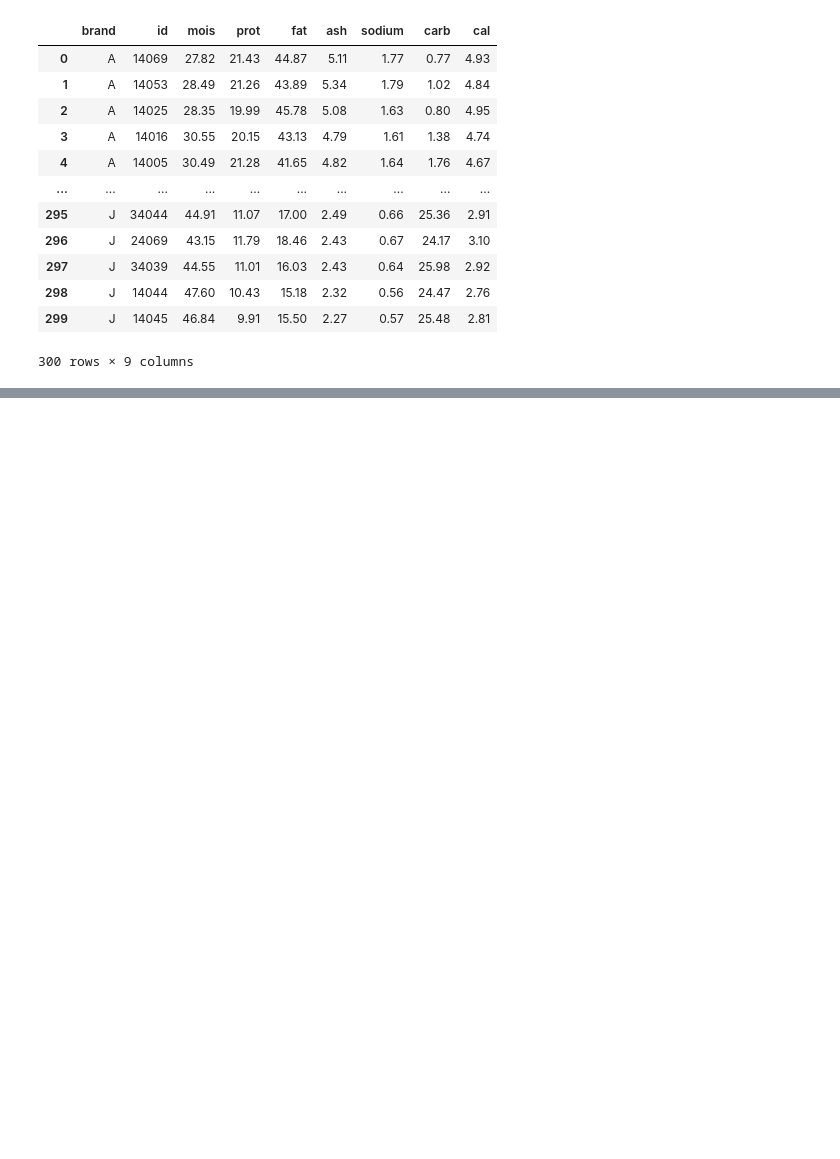
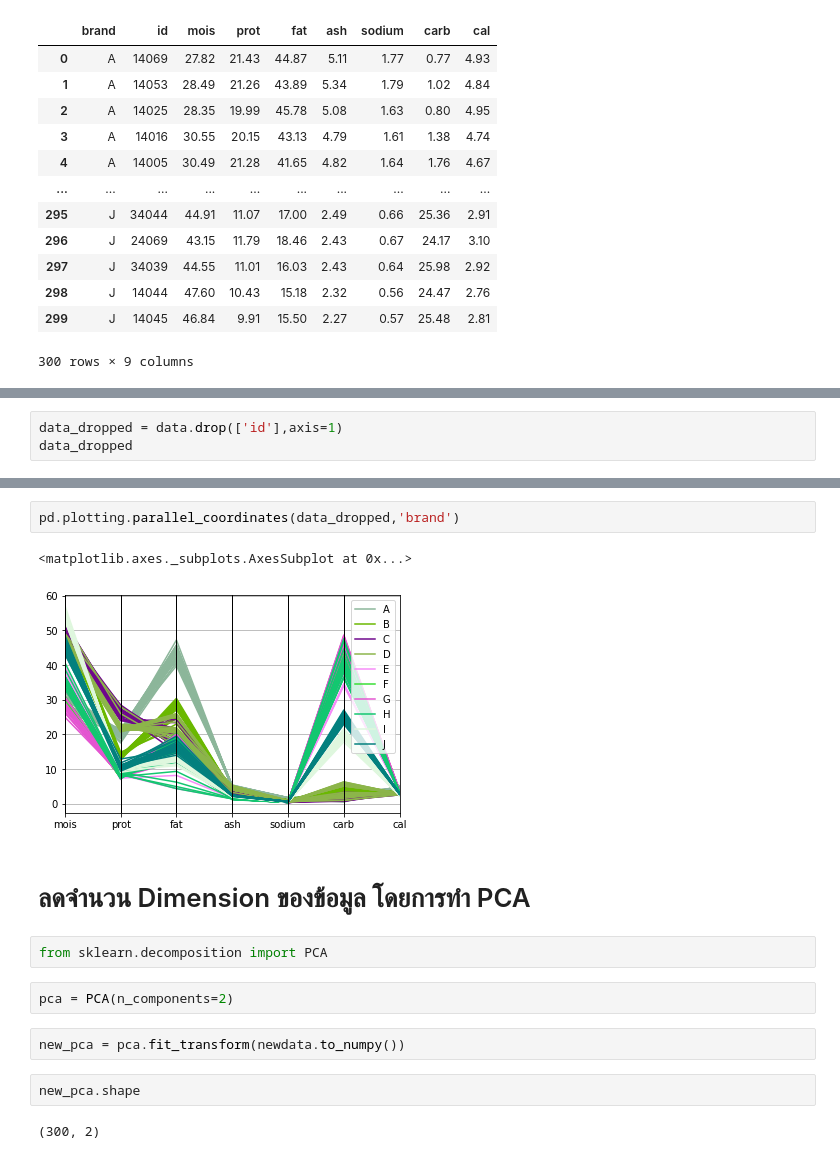
Before and after one commit to Jiraporn-klobrat/multivariate-, a Jupyter notebook: Exam.ipynb, the cells around one changed output, grey strips where cells are left out. Drawn from its saved outputs; the diff is of its cells as text; blank space fills up the shorter version.

```diff
--- a/Exam.ipynb
+++ b/Exam.ipynb
@@ -24,0 +121,3 @@ data.head(10)
+# %%
+data_dropped = data.drop(['id'],axis=1)
+data_dropped
@@ -24,0 +155,17 @@ data.head(10)
+# %%
+pd.plotting.parallel_coordinates(data_dropped,'brand')
+# %% [output]
+<matplotlib.axes._subplots.AxesSubplot at 0x...>
+[figure, added]
+# %% [markdown]
+# ลดจำนวน Dimension ของข้อมูล โดยการทำ PCA
+# %%
+from sklearn.decomposition import PCA
+# %%
+pca = PCA(n_components=2)
+# %%
+new_pca = pca.fit_transform(newdata.to_numpy())
+# %%
+new_pca.shape
+# %% [output]
+(300, 2)
```
Also changed, not shown: parts of 40 cells of this notebook.
